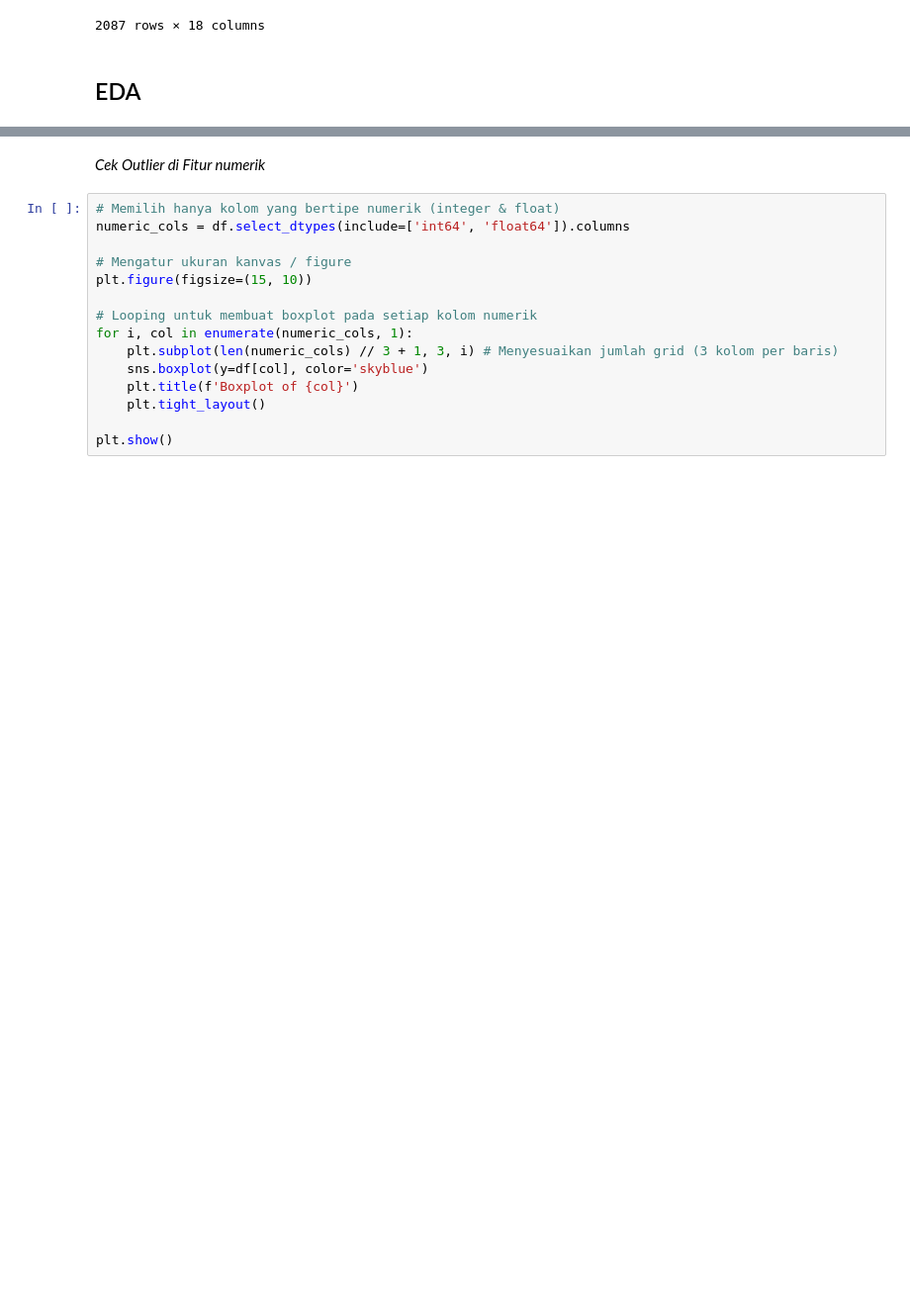
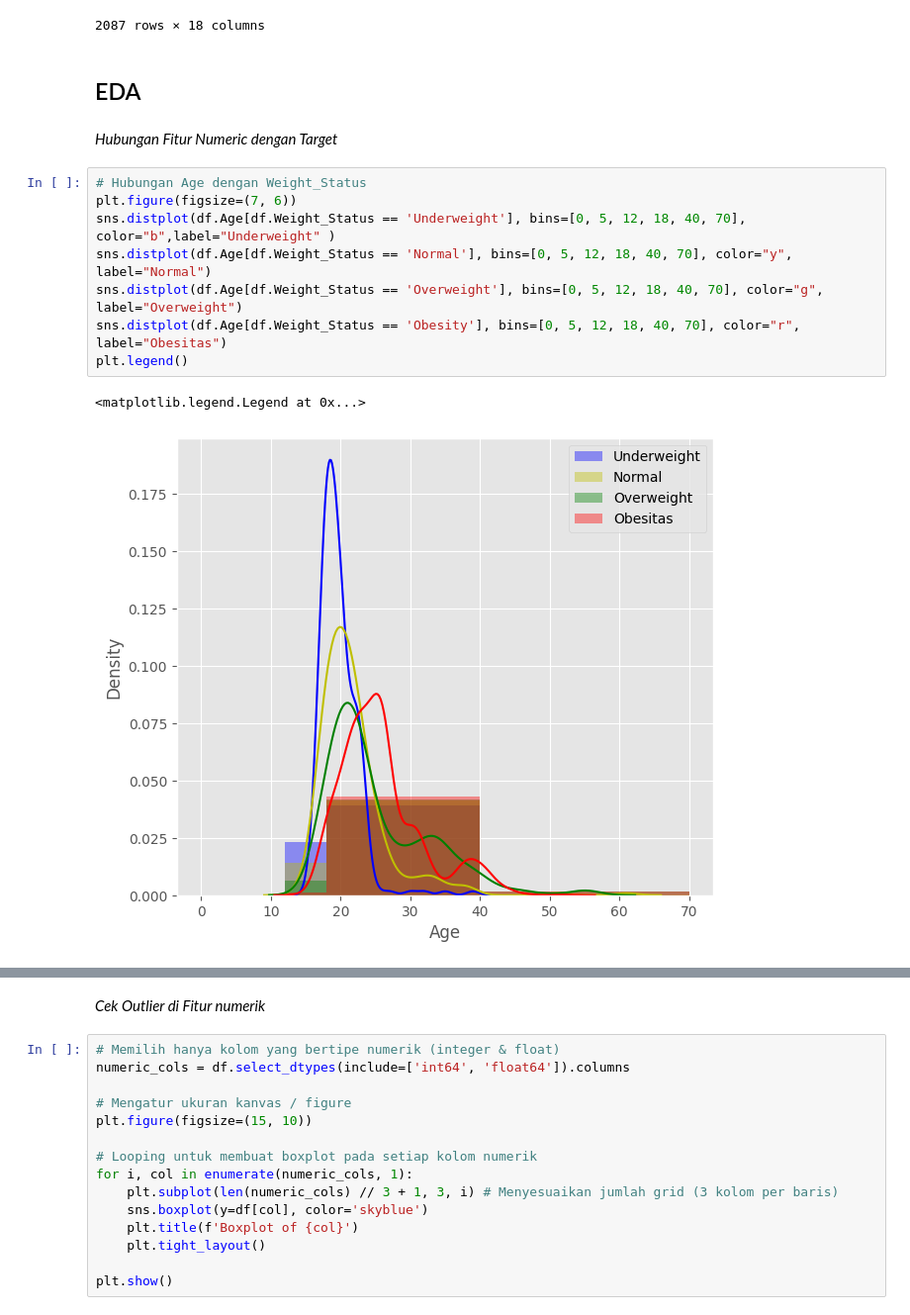
Before and after one commit to FariHafizh/Sistem-Klasifikasi-Status-Berat-Badan-Coding-Camp-2026, a Jupyter notebook: datascience/notebook.ipynb, the cells around one changed output, grey strips where cells are left out. Shown at 99% size. Saved outputs shown, nothing was run; the diff lists cells and outputs as text; blank space fills up the shorter version.

```diff
--- a/datascience/notebook.ipynb
+++ b/datascience/notebook.ipynb
@@ -246,3 +248,16 @@ df
 2087 rows × 18 columns
 # %% [markdown]
 ## EDA
+# %% [markdown]
+*Hubungan Fitur Numeric dengan Target*
+# %%
+# Hubungan Age dengan Weight_Status
+plt.figure(figsize=(7, 6))
+sns.distplot(df.Age[df.Weight_Status == 'Underweight'], bins=[0, 5, 12, 18, 40, 70], color="b",label="Underweight" )
+sns.distplot(df.Age[df.Weight_Status == 'Normal'], bins=[0, 5, 12, 18, 40, 70], color="y", label="Normal")
+sns.distplot(df.Age[df.Weight_Status == 'Overweight'], bins=[0, 5, 12, 18, 40, 70], color="g", label="Overweight")
+sns.distplot(df.Age[df.Weight_Status == 'Obesity'], bins=[0, 5, 12, 18, 40, 70], color="r", label="Obesitas")
+plt.legend()
+# %% [output]
+<matplotlib.legend.Legend at 0x...>
+[figure, added]
```
Also changed, not shown: parts of 35 cells of this notebook.
